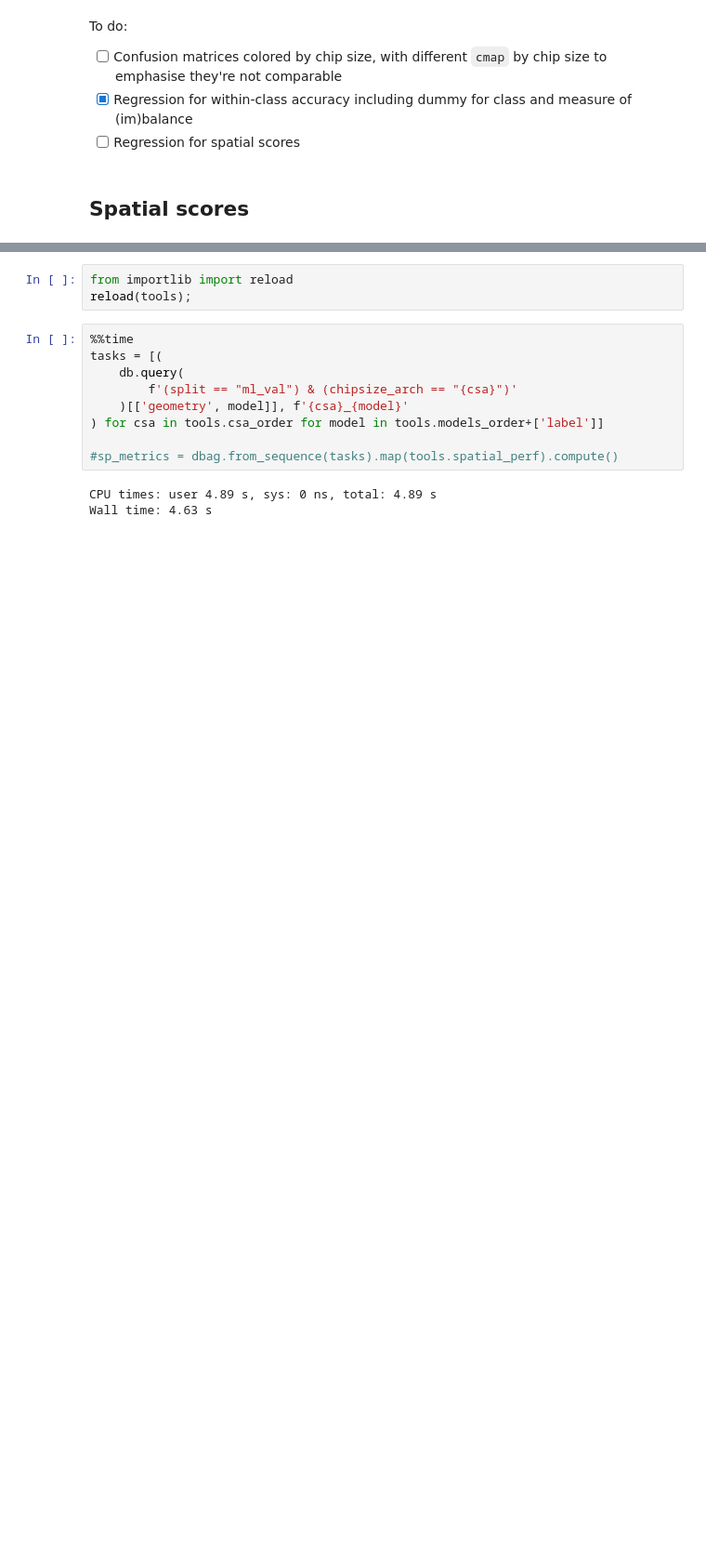
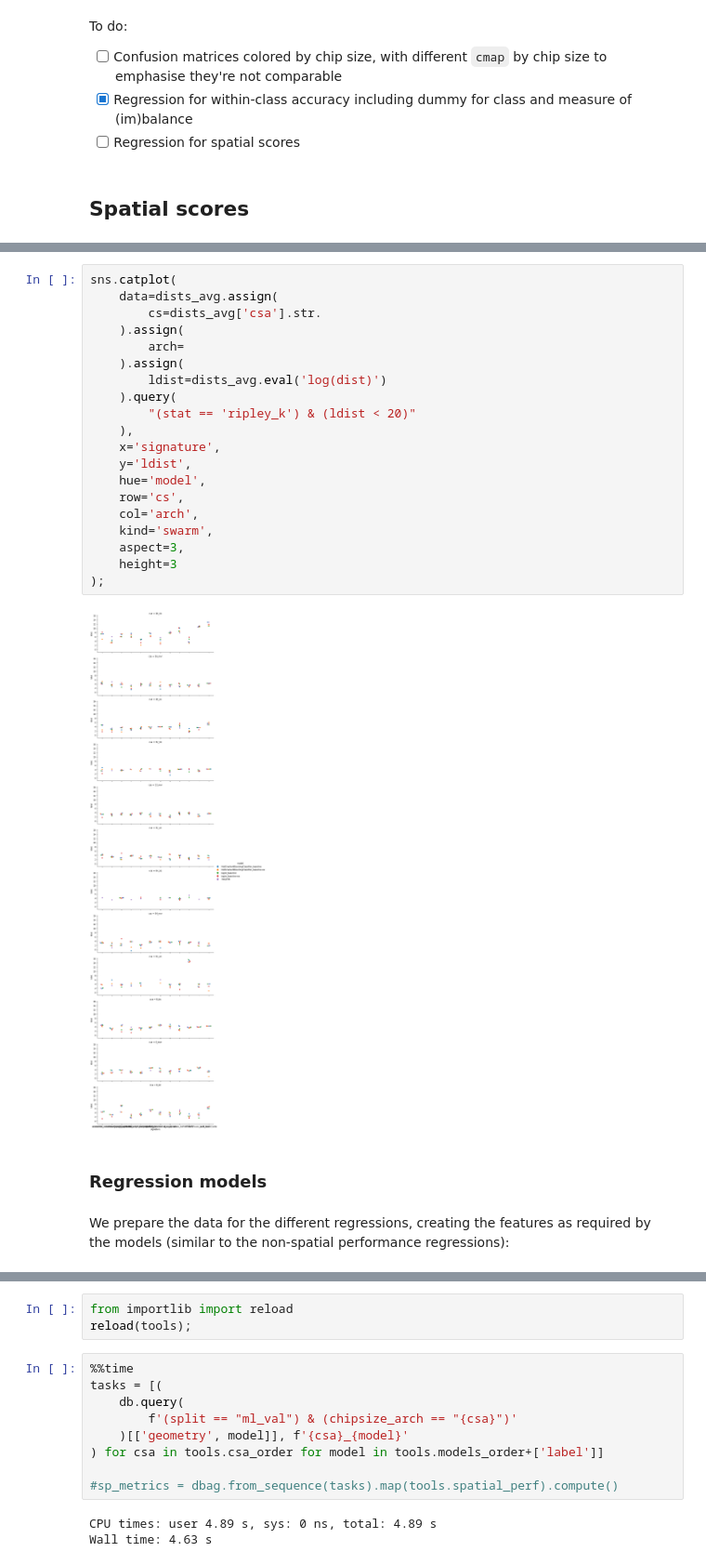
Before and after one commit to urbangrammarai/signature_ai, a Jupyter notebook: ai_experiments/production_model_performance.ipynb, the cells around one changed output, grey strips where cells are left out. Shown at 93% size. Saved outputs shown, nothing was run; the diff lists cells and outputs as text; blank space fills up the shorter version.

```diff
--- a/ai_experiments/production_model_performance.ipynb
+++ b/ai_experiments/production_model_performance.ipynb
@@ -679,0 +704,26 @@ To do:
+# %%
+sns.catplot(
+    data=dists_avg.assign(
+        cs=dists_avg['csa'].str.
+    ).assign(
+        arch=
+    ).assign(
+        ldist=dists_avg.eval('log(dist)')
+    ).query(
+        "(stat == 'ripley_k') & (ldist < 20)"
+    ),
+    x='signature',
+    y='ldist',
+    hue='model',
+    row='cs',
+    col='arch',
+    kind='swarm',
+    aspect=3,
+    height=3
+);
+# %% [output]
+[figure, added]
+# %% [markdown]
+### Regression models
+# %% [markdown]
+We prepare the data for the different regressions, creating the features as required by the models (similar to the non-spatial performance regressions):
```
Also changed, not shown: parts of 34 cells of this notebook, 1 other file.
